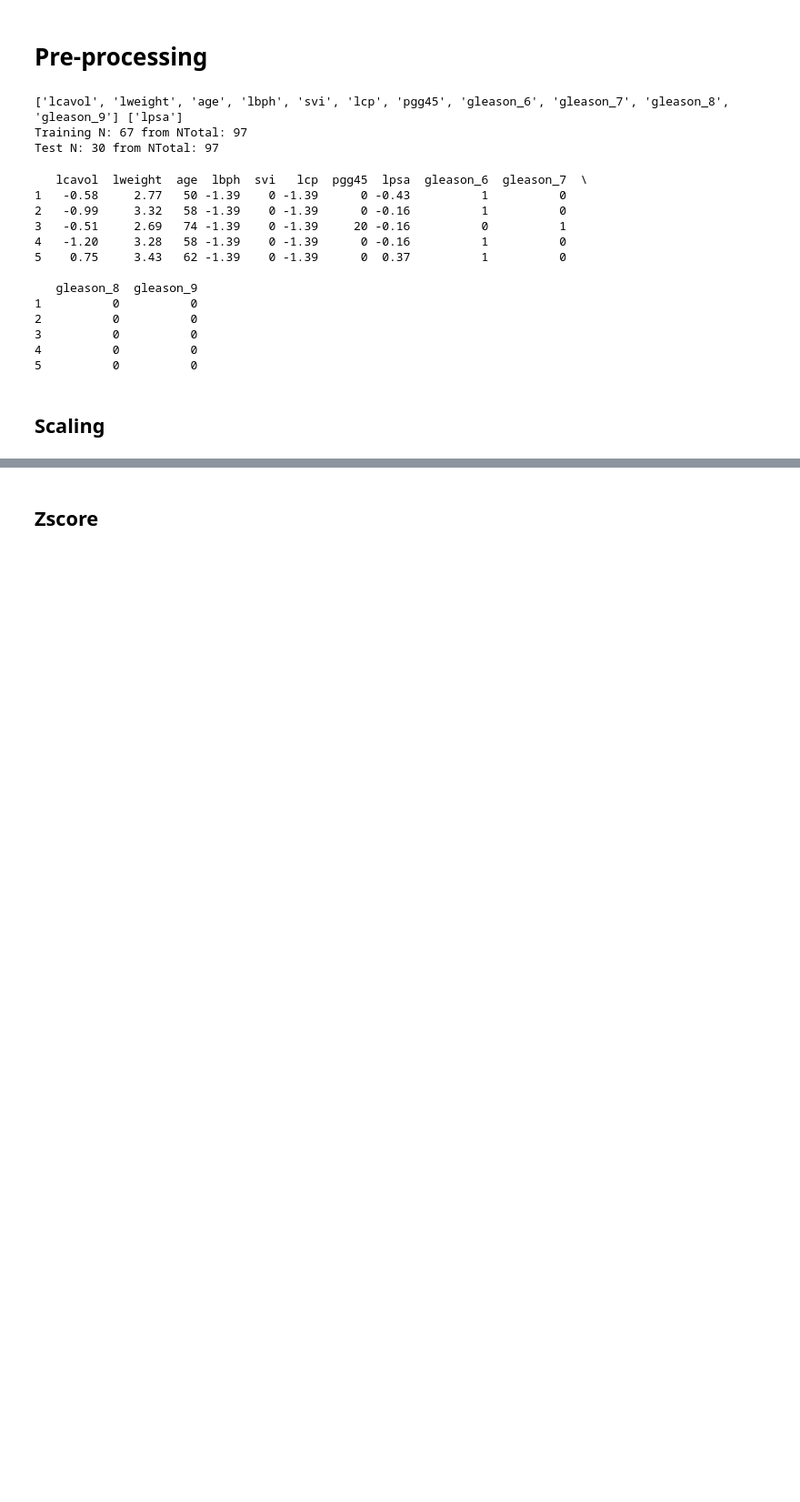
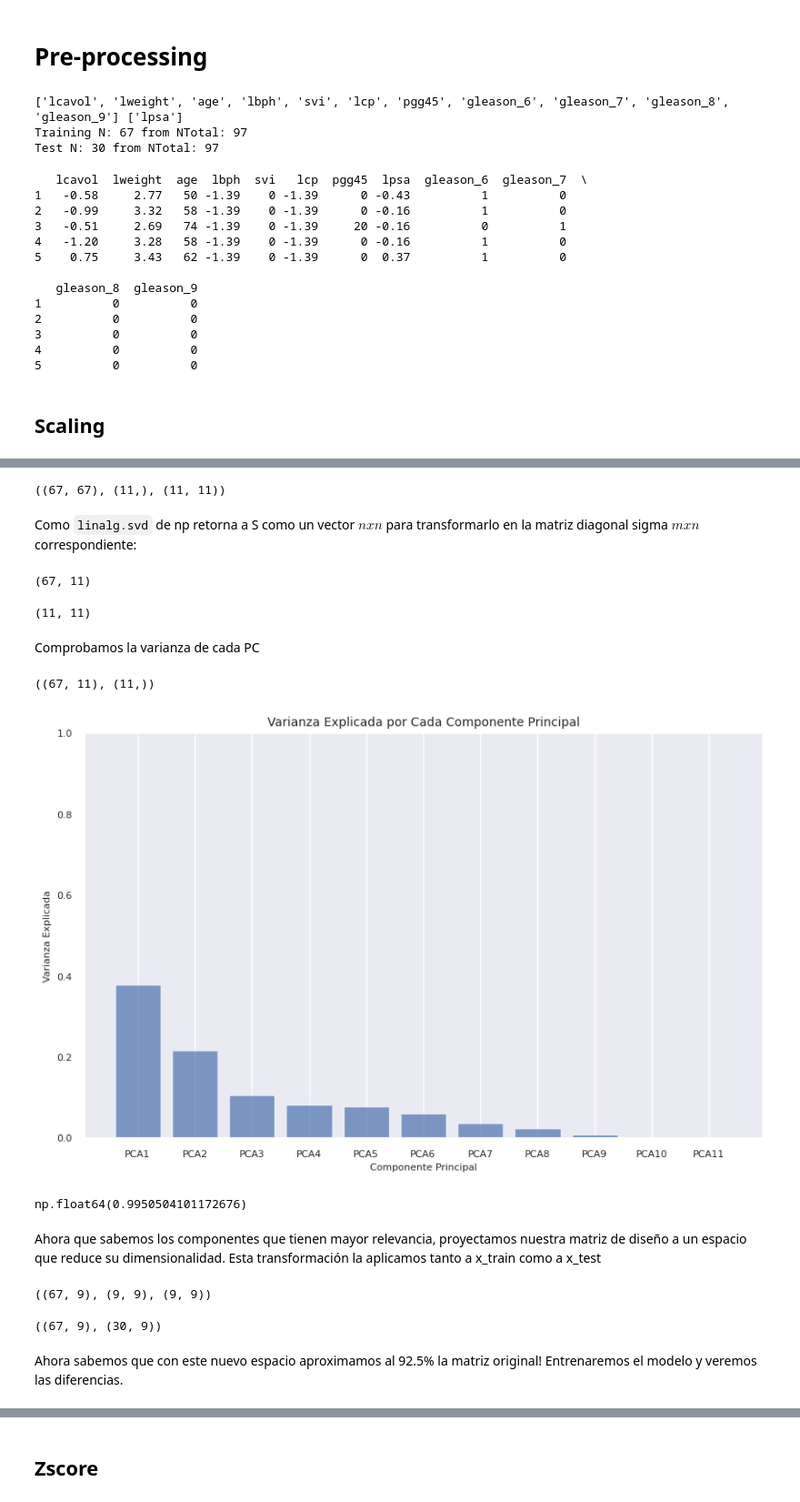
Before and after one commit to GabrielVenegas622/Shinny-Broccoli-Workspace, a Jupyter notebook: ProstateCancerModel/Tarea_ML_Prostate_Regresion.ipynb, the cells around one changed output, grey strips where cells are left out. Shown at 91% size. Saved outputs shown, nothing was run; the diff lists cells and outputs as text; code cells hidden in the pictures; blank space fills up the shorter version.

Commit message:
Eliminado el avance anterior, agregado un modelo de reducción de dimensionalidad SVD con PCA

```diff
--- a/ProstateCancerModel/Tarea_ML_Prostate_Regresion.ipynb
+++ b/ProstateCancerModel/Tarea_ML_Prostate_Regresion.ipynb
@@ -118,7 +125,7 @@ Observaciones:
 *   svi es binaria
 *   gleason parece discreta
 # %%
-f = datap.boxplot(figsize=(12, 8))
+f = dataP.boxplot(figsize=(12, 8))
 # %% [output]
 [figure]
 # %%
@@ -201,0 +237,60 @@ y_test = y_scaler.transform(y_test)
+# %%
+U, S, Vh =  np.linalg.svd(X_train)
+U.shape, S.shape, Vh.shape
+# %% [output]
+((67, 67), (11,), (11, 11))
+# %% [markdown]
+Como `linalg.svd` de np retorna a S como un vector $n x n$ para transformarlo en la matriz diagonal sigma $mxn$ correspondiente:
+# %%
+Sigma = np.zeros((X_train.shape[0], X_train.shape[1]))
+Sigma[ :X_train.shape[1], :X_train.shape[1]] = np.diag(S) #se reemplaza la porción superior nxn por la diagonal correspondiente
+Sigma.shape
+# %% [output]
+(67, 11)
+# %%
+StS = Sigma.T @ Sigma
+StS.shape
+# %% [output]
+(11, 11)
+# %% [markdown]
+Comprobamos la varianza de cada PC
+# %%
+PC = U @ Sigma
+totalVar = np.sum(S**2)
+varExplain = (S**2)/totalVar
+PC.shape, varExplain.shape
+# %% [output]
+((67, 11), (11,))
+# %%
+plt.figure(figsize=(10, 6))
+plt.bar(range(1, len(varExplain) + 1), varExplain, alpha=0.7)
+plt.title('Varianza Explicada por Cada Componente Principal')
+plt.xlabel('Componente Principal')
+plt.ylabel('Varianza Explicada')
+plt.xticks(range(1, len(varExplain) + 1), [f'PCA{i+1}' for i in range(len(varExplain))])
+plt.ylim(0, 1)  # Establecer el rango del eje y
+plt.grid(axis='y')
+# %% [output]
+[figure, added]
+# %%
+np.sum(varExplain[0:9])
+# %% [output]
+np.float64(0.9950504101172676)
+# %% [markdown]
+Ahora que sabemos los componentes que tienen mayor relevancia, proyectamos nuestra matriz de diseño a un espacio que reduce su dimensionalidad. Esta transformación la aplicamos tanto a x_train como a x_test
+# %%
+n_componentes = 9
+U[:, :n_componentes].shape, Sigma[:n_componentes, :n_componentes].shape, np.diag(S[:n_componentes]).shape
+# %% [output]
+((67, 9), (9, 9), (9, 9))
+# %%
+n_componentes = 9
+
+X_train_red =  U[:, :n_componentes] @ Sigma[:n_componentes, :n_componentes]
+X_test_red = X_test @ Vh.T[:, :n_componentes]
+
+X_train_red.shape, X_test_red.shape
+# %% [output]
+((67, 9), (30, 9))
+# %% [markdown]
+Ahora sabemos que con este nuevo espacio aproximamos al 92.5% la matriz original! Entrenaremos el modelo y veremos las diferencias.
```
Also changed, not shown: parts of 31 cells of this notebook, 1 other file.
